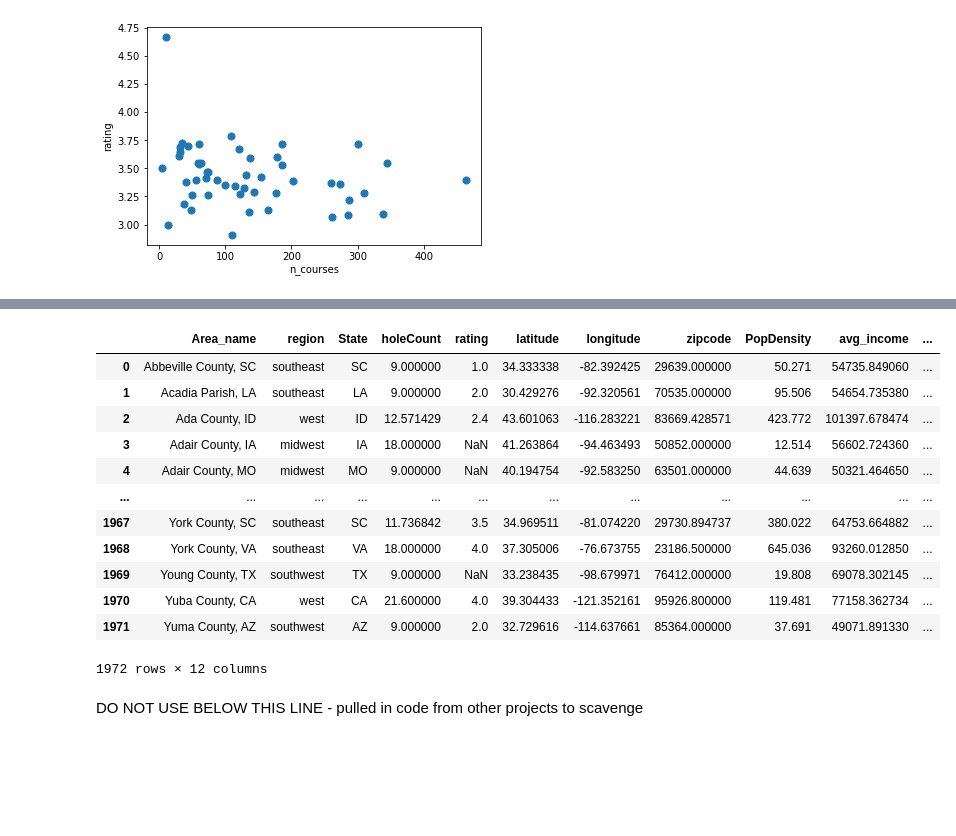
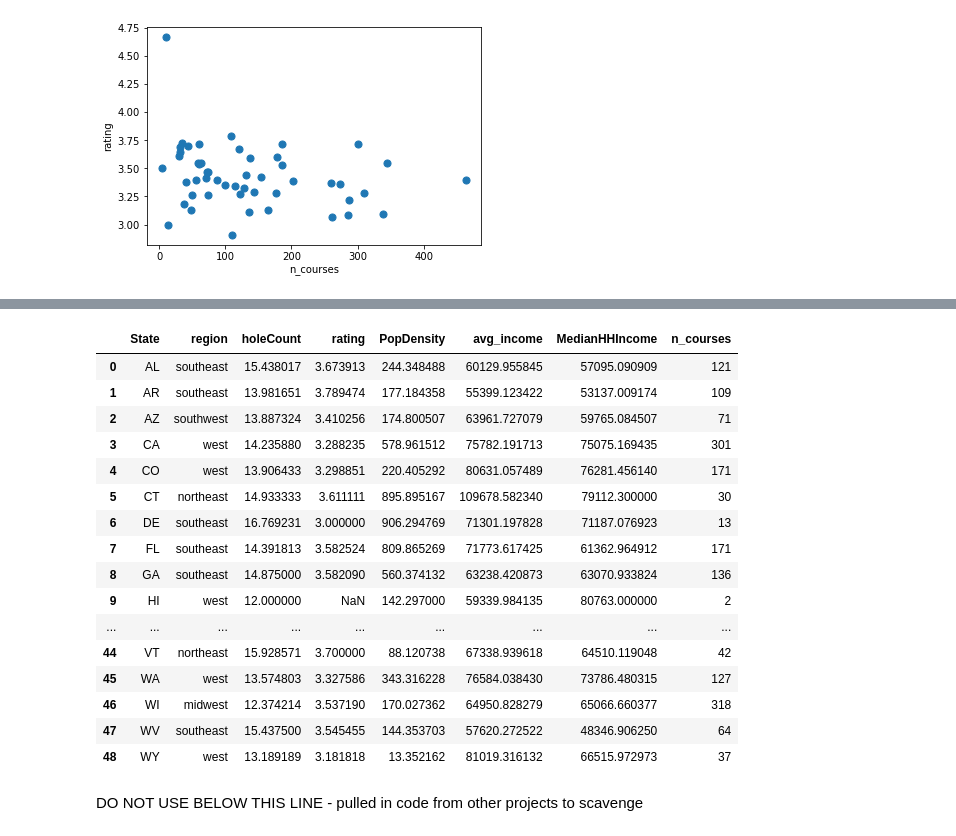
Before and after one commit to paulbrichta/Project-1, a Jupyter notebook: DataPrep/P1_data_analysis_chris2.ipynb, the cells around one changed output, grey strips where cells are left out. Drawn from its saved outputs; the diff is of its cells as text; code cells hidden in the pictures; blank space fills up the shorter version.

Commit message:
summary csv files in team Resources file, updated DataPrep nb and csv files

```diff
--- a/DataPrep/P1_data_analysis_chris2.ipynb
+++ b/DataPrep/P1_data_analysis_chris2.ipynb
@@ -595,0 +312,3 @@ cgroupdftrim
+# %%
+stategroupdf= dgolfcountydf.groupby(['State','region']).mean()
+stategroupdf.head()
@@ -595,0 +323,3 @@ cgroupdftrim
+# %%
+stategroupdftrim = stategroupdf[['holeCount', 'rating', 'PopDensity','avg_income', 'MedianHHIncome']]
+stategroupdftrim.head()
@@ -596,5 +334,4 @@ cgroupdftrim
 # %%
-cgroupdfcount = dgolfcountydf.groupby(['Area_name','region','State']).count()
-
-cgroupdfcount.head(2)
+stategroupdfcount= dgolfcountydf.groupby(['State','region']).count()
+stategroupdfcount.head()
 # %% [output]
@@ -624,0 +345,4 @@ cgroupdfcounttrim
+# %%
+stategroupdfcounttrim = stategroupdfcount[['id_x']]
+stategroupdfcounttrim = stategroupdfcounttrim.rename(columns = {'id_x':"n_courses"}).copy()
+stategroupdfcounttrim.head()
@@ -625,17 +357,21 @@ cgroupdfcounttrim
 # %%
-dgolf_summary_region = pd.merge(cgroupdftrim,cgroupdfcounttrim,left_index = True,right_index=True).reset_index()
-dgolf_summary_region
+dgolf_summary_state = pd.merge(stategroupdftrim,stategroupdfcounttrim,left_index = True,right_index=True).reset_index()
+dgolf_summary_state
 # %% [output]
-|  | Area_name | region | State | holeCount | rating | latitude | longitude | zipcode | PopDensity | avg_income | ... |
-| 0 | Abbeville County, SC | southeast | SC | 9.000000 | 1.0 | 34.333338 | -82.392425 | 29639.000000 | 50.271 | 54735.849060 | ... |
-| 1 | Acadia Parish, LA | southeast | LA | 9.000000 | 2.0 | 30.429276 | -92.320561 | 70535.000000 | 95.506 | 54654.735380 | ... |
-| 2 | Ada County, ID | west | ID | 12.571429 | 2.4 | 43.601063 | -116.283221 | 83669.428571 | 423.772 | 101397.678474 | ... |
-| 3 | Adair County, IA | midwest | IA | 18.000000 | NaN | 41.263864 | -94.463493 | 50852.000000 | 12.514 | 56602.724360 | ... |
-| 4 | Adair County, MO | midwest | MO | 9.000000 | NaN | 40.194754 | -92.583250 | 63501.000000 | 44.639 | 50321.464650 | ... |
-| ... | ... | ... | ... | ... | ... | ... | ... | ... | ... | ... | ... |
-| 1967 | York County, SC | southeast | SC | 11.736842 | 3.5 | 34.969511 | -81.074220 | 29730.894737 | 380.022 | 64753.664882 | ... |
-| 1968 | York County, VA | southeast | VA | 18.000000 | 4.0 | 37.305006 | -76.673755 | 23186.500000 | 645.036 | 93260.012850 | ... |
-| 1969 | Young County, TX | southwest | TX | 9.000000 | NaN | 33.238435 | -98.679971 | 76412.000000 | 19.808 | 69078.302145 | ... |
-| 1970 | Yuba County, CA | west | CA | 21.600000 | 4.0 | 39.304433 | -121.352161 | 95926.800000 | 119.481 | 77158.362734 | ... |
-| 1971 | Yuma County, AZ | southwest | AZ | 9.000000 | 2.0 | 32.729616 | -114.637661 | 85364.000000 | 37.691 | 49071.891330 | ... |
+|  | State | region | holeCount | rating | PopDensity | avg_income | MedianHHIncome | n_courses |
+| 0 | AL | southeast | 15.438017 | 3.673913 | 244.348488 | 60129.955845 | 57095.090909 | 121 |
+| 1 | AR | southeast | 13.981651 | 3.789474 | 177.184358 | 55399.123422 | 53137.009174 | 109 |
+| 2 | AZ | southwest | 13.887324 | 3.410256 | 174.800507 | 63961.727079 | 59765.084507 | 71 |
+| 3 | CA | west | 14.235880 | 3.288235 | 578.961512 | 75782.191713 | 75075.169435 | 301 |
+| 4 | CO | west | 13.906433 | 3.298851 | 220.405292 | 80631.057489 | 76281.456140 | 171 |
+| 5 | CT | northeast | 14.933333 | 3.611111 | 895.895167 | 109678.582340 | 79112.300000 | 30 |
+| 6 | DE | southeast | 16.769231 | 3.000000 | 906.294769 | 71301.197828 | 71187.076923 | 13 |
+| 7 | FL | southeast | 14.391813 | 3.582524 | 809.865269 | 71773.617425 | 61362.964912 | 171 |
+| 8 | GA | southeast | 14.875000 | 3.582090 | 560.374132 | 63238.420873 | 63070.933824 | 136 |
+| 9 | HI | west | 12.000000 | NaN | 142.297000 | 59339.984135 | 80763.000000 | 2 |
+| ... | ... | ... | ... | ... | ... | ... | ... | ... |
+| 44 | VT | northeast | 15.928571 | 3.700000 | 88.120738 | 67338.939618 | 64510.119048 | 42 |
+| 45 | WA | west | 13.574803 | 3.327586 | 343.316228 | 76584.038430 | 73786.480315 | 127 |
+| 46 | WI | midwest | 12.374214 | 3.537190 | 170.027362 | 64950.828279 | 65066.660377 | 318 |
+| 47 | WV | southeast | 15.437500 | 3.545455 | 144.353703 | 57620.272522 | 48346.906250 | 64 |
+| 48 | WY | west | 13.189189 | 3.181818 | 13.352162 | 81019.316132 | 66515.972973 | 37 |
-1972 rows × 12 columns
```
Also changed, not shown: parts of 42 cells of this notebook, 6 other files.
